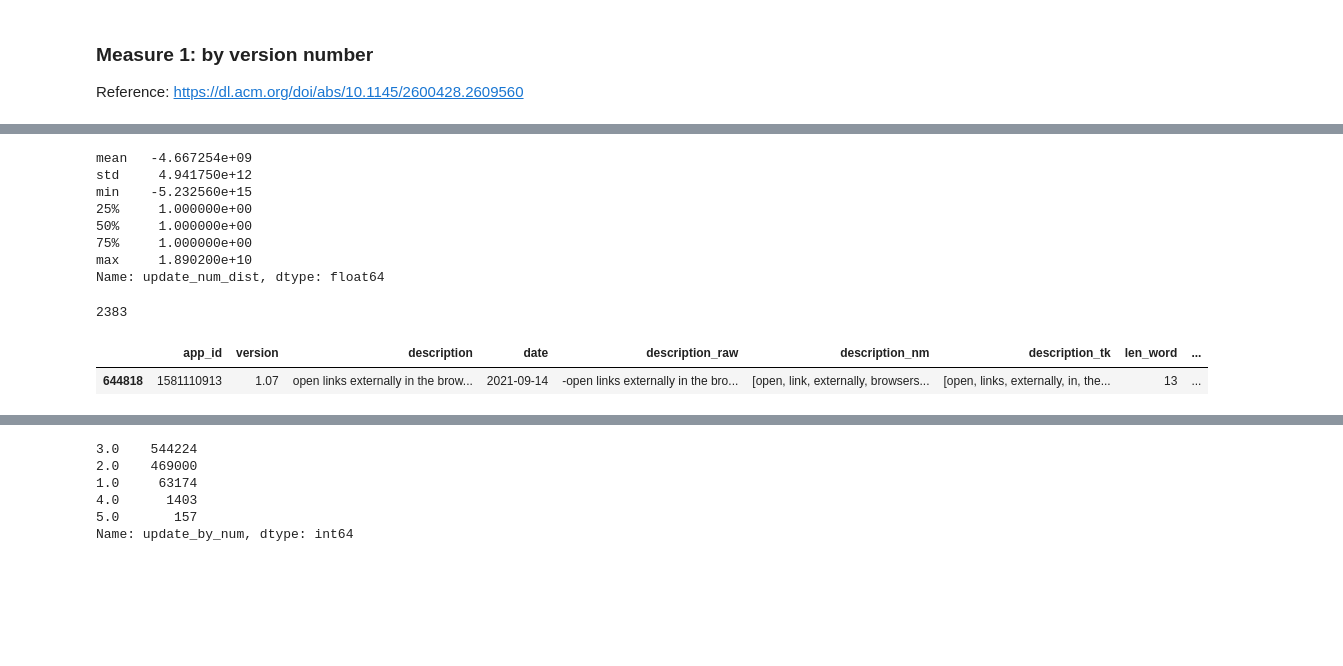
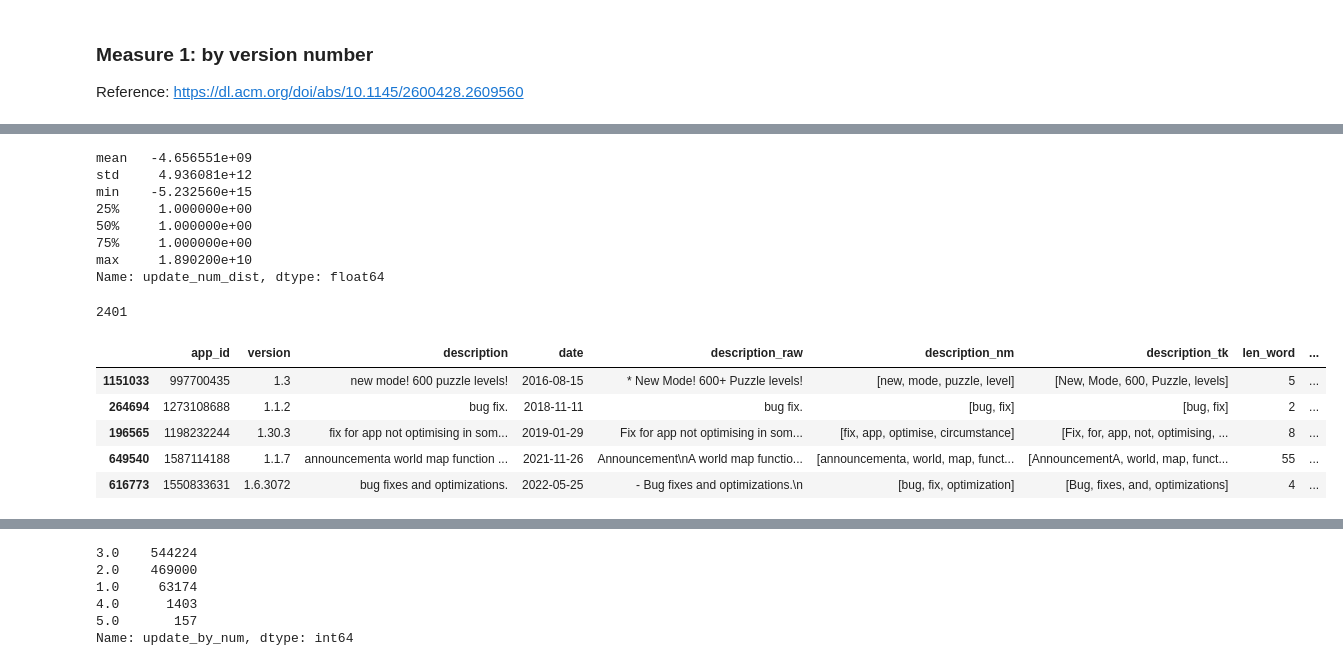
Before and after one commit to YileC928/app-data-privacy-proj, a Jupyter notebook: ios_app_update.ipynb, the cells around one changed output, grey strips where cells are left out. Saved outputs shown, nothing was run; the diff lists cells and outputs as text; code cells hidden in the pictures; blank space fills up the shorter version.

```diff
--- a/ios_app_update.ipynb
+++ b/ios_app_update.ipynb
@@ -260,7 +264,7 @@ Wall time: 56.7 s
 ### Measure 1: by version number
 Reference: https://dl.acm.org/doi/abs/10.1145/2600428.2609560
 # %%
-ios_df = ios_df.sort_values(['app_id', 'date'])
+ios_df = ios_df.sort_values(['app_id', 'date', 'version'])
 ios_df['version_lag'] = ios_df.groupby('app_id').shift(1)['version']
 # %%
 def update_by_num(row):
@@ -283,24 +287,28 @@ def update_by_num(row):
                 #but it is classified as major revision
     return update
 # %%
+#new
 def update_distance(row):
     cur_ver = row['version']
     lag_ver = row['version_lag']
     dist_lst = np.NaN
-    if type(cur_ver) == str and type(lag_ver) == str and \
-    len(re.findall(r'[A-Za-z]', cur_ver)) == 0 and len(re.findall(r'[A-Za-z]', lag_ver)) == 0 and \
-    not '(' in cur_ver and not '+' in cur_ver:
-        #screen out irregularities: some version number has alphabets and special characters in it, ignore those
-        cur_ver = row['version'].split('.')
-        lag_ver = row['version_lag'].split('.')
-        cur_ver = cur_ver + ['0']*(5 - len(cur_ver)) #5 is the maximum number of version digits in the dataset
-        lag_ver = lag_ver + ['0']*(5 - len(lag_ver))
+    if type(cur_ver) == str and type(lag_ver) == str: #screen out non-string obs
+        cur_ver = row['version'].replace('v.', '').replace('v', '') #some version number would start with v: e.g., v.2016.06.23
+        lag_ver = row['version_lag'].replace('v.', '').replace('v', '')
         #print(cur_ver)
-        if sum([len(re.findall(r'\d+', d)) == 0 for d in cur_ver]) == 0 and \
-        sum([len(re.findall(r'\d+', d)) == 0 for d in lag_ver]) == 0:
-        #screen out irregularity: e.g., "1..3.5", "임시", ignore those
-            dist_lst = [int(re.findall(r'\d+', cur_ver[i])[0]) - \
-                        int(re.findall(r'\d+', lag_ver[i])[0]) for i in range(len(cur_ver))]
+        if len(re.findall(r'[A-Za-z]', cur_ver)) == 0 and len(re.findall(r'[A-Za-z]', lag_ver)) == 0 and \
+        not '(' in cur_ver and not '+' in cur_ver:
+            #screen out irregularities: some version number has alphabets and special characters in it, ignore those
+            cur_ver = cur_ver.split('.')
+            lag_ver = lag_ver.split('.')
+            cur_ver = cur_ver + ['0']*(5 - len(cur_ver)) #5 is the maximum number of version digits in the dataset
+            lag_ver = lag_ver + ['0']*(5 - len(lag_ver))
+            #print(cur_ver)
+            if sum([len(re.findall(r'\d+', d)) == 0 for d in cur_ver]) == 0 and \
+            sum([len(re.findall(r'\d+', d)) == 0 for d in lag_ver]) == 0:
+            #screen out irregularity: e.g., "1..3.5", "임시", ignore those
+                dist_lst = [int(re.findall(r'\d+', cur_ver[i])[0]) - \
+                            int(re.findall(r'\d+', lag_ver[i])[0]) for i in range(len(cur_ver))]
     return dist_lst
 # %%
 def first_non_zero_dist(dist_list):
@@ -323,8 +331,8 @@ ios_df['update_num_dist'] = ios_df['dist_lst'].apply(lambda x: first_non_zero_di
 # %%
 ios_df['update_num_dist'].describe()[1:]
 # %% [output]
-mean   -4.667254e+09
-std     4.941750e+12
+mean   -4.656551e+09
+std     4.936081e+12
 min    -5.232560e+15
 25%     1.000000e+00
 50%     1.000000e+00
@@ -332,12 +340,19 @@ min    -5.232560e+15
 max     1.890200e+10
 Name: update_num_dist, dtype: float64
 # %%
-print(len(ios_df[ios_df['update_num_dist'] < 0])) #2383 outliers - distance less than zero
-ios_df[ios_df['update_num_dist'] == min(ios_df[ios_df['update_num_dist'].isna()==False]['update_num_dist'])]
+print(len(ios_df[ios_df['update_num_dist'] < 0])) #2401 outliers - distance less than zero
+
+#ios_df[ios_df['update_num_dist'] == min(ios_df[ios_df['update_num_dist'].isna()==False]['update_num_dist'])]
+#take a look at the outliers
+ios_df[ios_df['update_num_dist'] < 0].sample(5)
 # %% [output]
-2383
+2401
 |  | app_id | version | description | date | description_raw | description_nm | description_tk | len_word | ... |
-| 644818 | 1581110913 | 1.07 | open links externally in the brow... | 2021-09-14 | -open links externally in the bro... | [open, link, externally, browsers... | [open, links, externally, in, the... | 13 | ... |
+| 1151033 | 997700435 | 1.3 | new mode! 600 puzzle levels! | 2016-08-15 | * New Mode! 600+ Puzzle levels! | [new, mode, puzzle, level] | [New, Mode, 600, Puzzle, levels] | 5 | ... |
+| 264694 | 1273108688 | 1.1.2 | bug fix. | 2018-11-11 | bug fix. | [bug, fix] | [bug, fix] | 2 | ... |
+| 196565 | 1198232244 | 1.30.3 | fix for app not optimising in som... | 2019-01-29 | Fix for app not optimising in som... | [fix, app, optimise, circumstance] | [Fix, for, app, not, optimising, ... | 8 | ... |
+| 649540 | 1587114188 | 1.1.7 | announcementa world map function ... | 2021-11-26 | Announcement\nA world map functio... | [announcementa, world, map, funct... | [AnnouncementA, world, map, funct... | 55 | ... |
+| 616773 | 1550833631 | 1.6.3072 | bug fixes and optimizations. | 2022-05-25 | - Bug fixes and optimizations.\n | [bug, fix, optimization] | [Bug, fixes, and, optimizations] | 4 | ... |
 # %%
 %%time
 ios_df['update_by_num'] = ios_df.apply(update_by_num, axis = 1)
```
Also changed, not shown: parts of 16 cells of this notebook, 1 other file.
